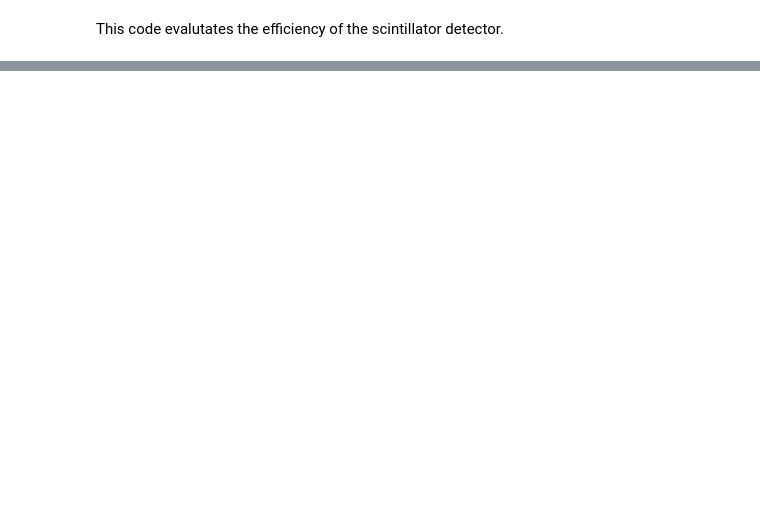
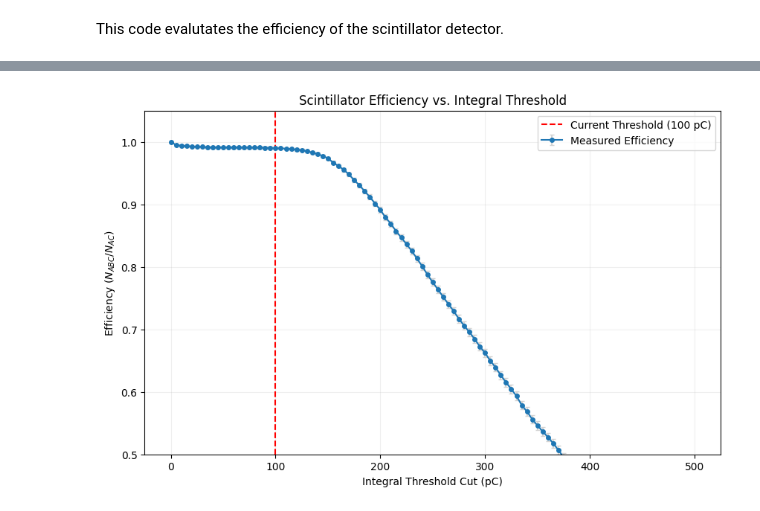
Before and after one commit to hhuckvale/DMProject, a Jupyter notebook: Muon_Calibration/Scintillator_Efficiency_3layers_simultaneous.ipynb, the cells around one changed output, grey strips where cells are left out. Cells and saved outputs as stored; diff of their text form; code cells hidden in the pictures; blank space fills up the shorter version.

```diff
--- a/Muon_Calibration/Scintillator_Efficiency_3layers_simultaneous.ipynb
+++ b/Muon_Calibration/Scintillator_Efficiency_3layers_simultaneous.ipynb
@@ -14,15 +16,17 @@ from scipy.stats import moyal as moyal_dist
 doVerbose = False
 
 #import the wfm file
-df_ch1_clean_OR = pd.read_csv('-400mV_trigger_clean/240226_muoncal_20000_1900_4_on_ch1_proc_clean.csv', index_col=0)
-df_ch1_clean_AND = pd.read_csv('-400mV_trigger_clean/170226_muoncal_20000_1900_1_on_ch1_proc_clean.csv', index_col=0)
+# top and bottom layers in coincidence
+#df_top_2 = pd.read_csv('3_layer_hair_gel/efficiency_3/050326_3layereff_1900_5000_6_ch2_proc.csv', index_col=0)
+#df_bottom_2 = pd.read_csv('3_layer_hair_gel/efficiency_3/050326_3layereff_1900_5000_6_ch1_proc.csv', index_col=0)
+#df_middle_2 = pd.read_csv('3_layer_hair_gel/efficiency_3/050326_3layereff_1900_5000_6_ch3_proc.csv', index_col=0)
 
-df_ch2_clean_OR = pd.read_csv('-400mV_trigger_clean/240226_muoncal_20000_1900_4_on_ch2_proc_clean.csv', index_col=0)
-df_ch2_clean_AND = pd.read_csv('-400mV_trigger_clean/170226_muoncal_20000_1900_1_on_ch2_proc_clean.csv', index_col=0)
+df_top_2 = pd.read_csv('3_layer_hair_gel/efficiency_2/020326_3layereff_1900_5000_2_ch3_proc.csv', index_col=0)
+df_bottom_2 = pd.read_csv('3_layer_hair_gel/efficiency_2/020326_3layereff_1900_5000_2_ch1_proc.csv', index_col=0)
+df_middle_2 = pd.read_csv('3_layer_hair_gel/efficiency_2/020326_3layereff_1900_5000_2_ch2_proc.csv', index_col=0)
 
 datasets= {
-    "ch1_OR": df_ch1_clean_OR,
-    "ch1_AND": df_ch1_clean_AND,
-    "ch2_OR": df_ch2_clean_OR,
-    "ch2_AND": df_ch2_clean_AND
+    "top_2": df_top_2,
+    "bottom_2": df_bottom_2,
+    "middle_2": df_middle_2
 }
@@ -101,0 +130,40 @@ print(err_1)
+# %%
+# 1. Define the range of thresholds to test
+# We'll go from 0 to 1000 pC in steps of 10
+test_thresholds = np.arange(0, 501, 5)
+
+eff_list = []
+unc_list = []
+
+# Using your existing dataframe and column
+integrals_abs = df_middle_2['integral_pC'].abs()
+n_gate = len(df_middle_2)
+
+# 2. Loop to calculate efficiency at each threshold
+for t in test_thresholds:
+    n_hits = len(df_middle_2[integrals_abs > t])
+
+    epsilon = n_hits / n_gate
+    # Binomial uncertainty
+    sigma = np.sqrt((epsilon * (1 - epsilon)) / n_gate) if n_gate > 0 else 0
+
+    eff_list.append(epsilon)
+    unc_list.append(sigma)
+
+# 3. Create the Plot
+plt.figure(figsize=(10, 6))
+plt.errorbar(test_thresholds, eff_list, yerr=unc_list, fmt='o', markersize=4,
+             linestyle='-', color='tab:blue', ecolor='lightgray', capsize=2, label='Measured Efficiency')
+
+# Add a vertical line for the threshold you currently use (100 pC)
+plt.axvline(threshold_int, color='red', linestyle='--', label=f'Current Threshold ({threshold_int} pC)')
+
+plt.title('Scintillator Efficiency vs. Integral Threshold')
+plt.xlabel('Integral Threshold Cut (pC)')
+plt.ylabel('Efficiency ($N_{ABC} / N_{AC}$)')
+plt.ylim(0.5, 1.05)
+plt.grid(True, which="both", ls="-", alpha=0.2)
+plt.legend()
+plt.show()
+# %% [output]
+[figure, added]
```
Also changed, not shown: parts of 6 cells of this notebook, 1 other file.
